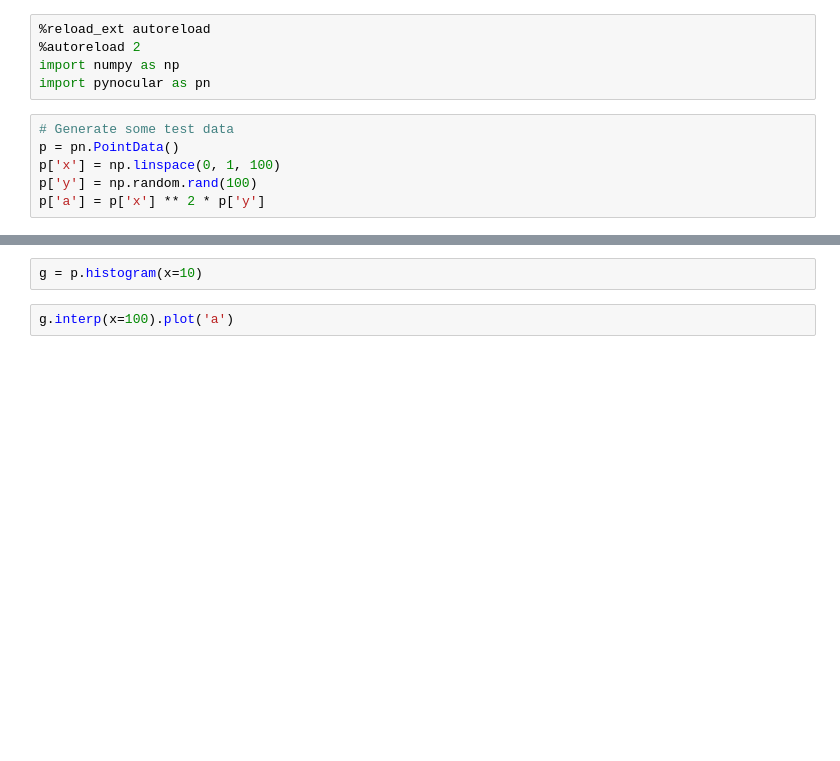
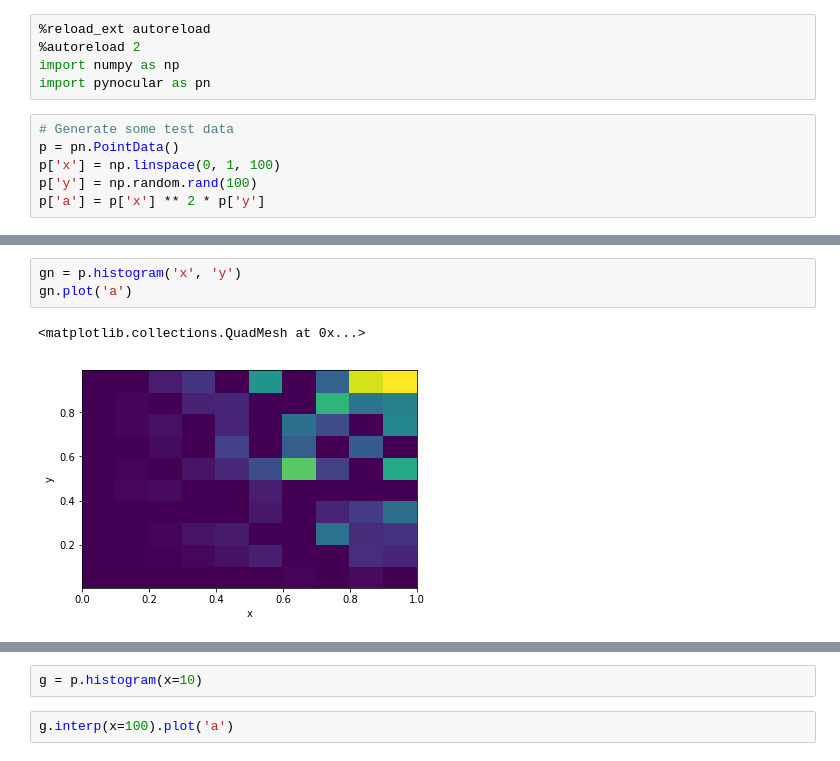
Before and after one commit to philippeller/dama, a Jupyter notebook: notebooks/histo_functions.ipynb, the cells around one changed output, grey strips where cells are left out. Drawn from its saved outputs; the diff is of its cells as text; blank space fills up the shorter version.

```diff
--- a/notebooks/histo_functions.ipynb
+++ b/notebooks/histo_functions.ipynb
@@ -123,0 +87,6 @@ get item 0
+# %%
+gn = p.histogram('x', 'y')
+gn.plot('a')
+# %% [output]
+<matplotlib.collections.QuadMesh at 0x...>
+[figure, added]
```
Also changed, not shown: parts of 110 cells of this notebook, 4 other files.
